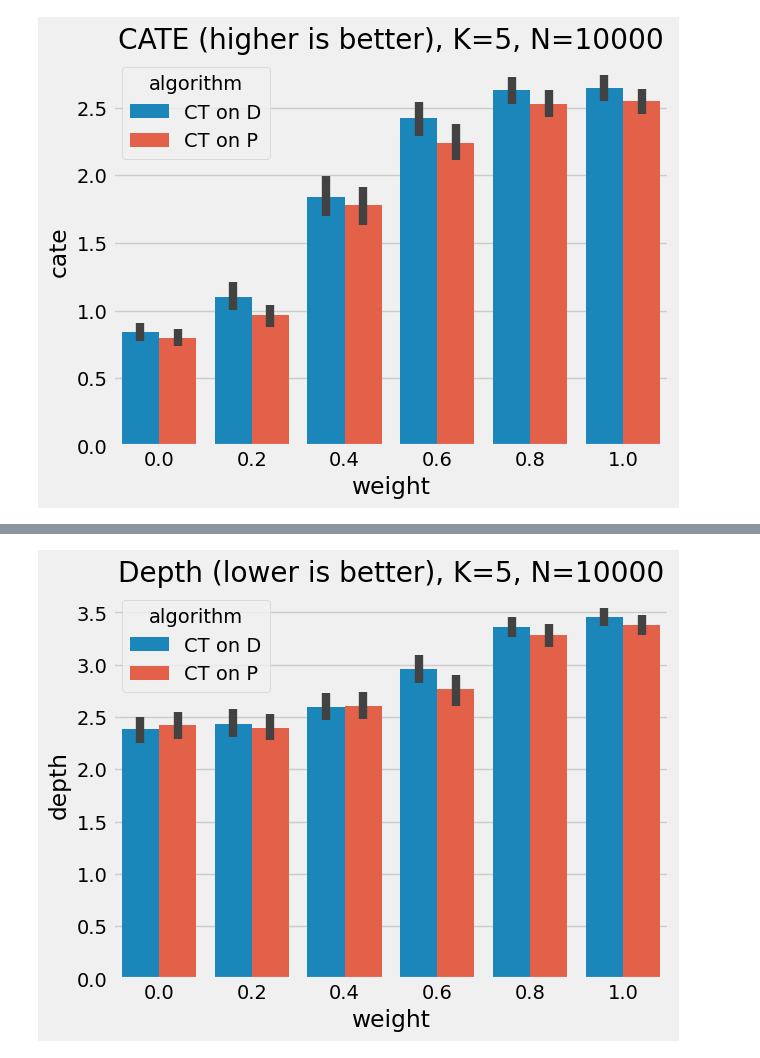
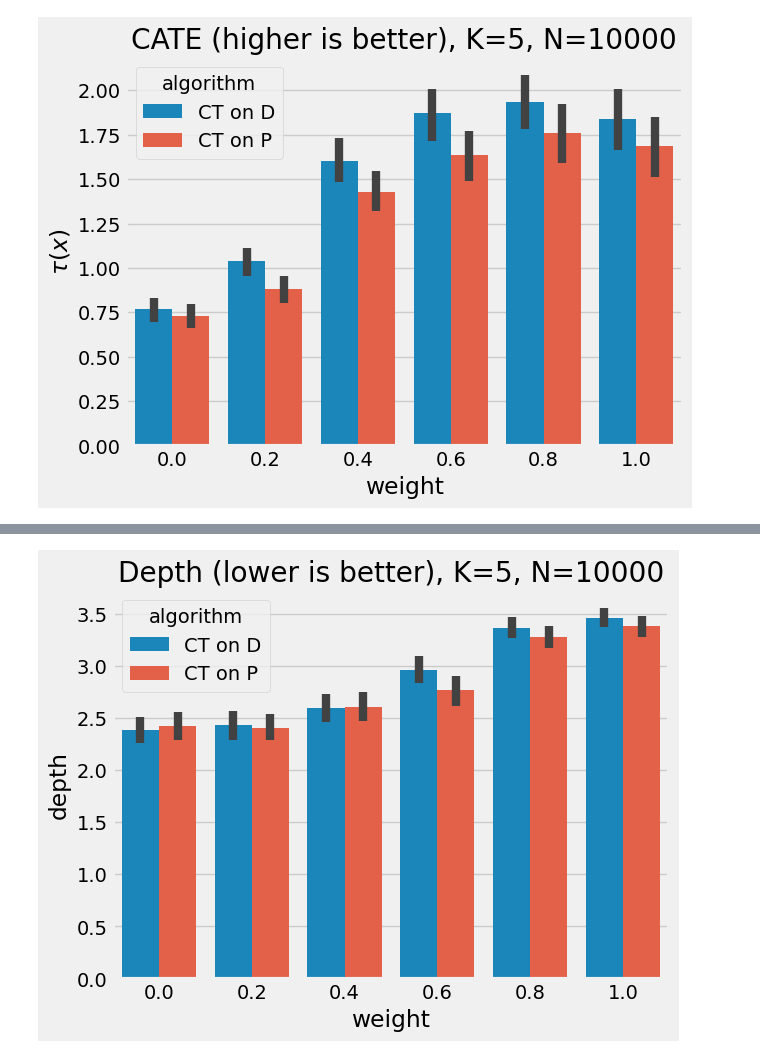
Before and after one commit to antonismand/Query-Driven-Data-Exploration-with-Heterogeneous-Treatment-Effects, a Jupyter notebook: experiments/CT_weight.ipynb, the cells around one changed output, grey strips where cells are left out. Cells and saved outputs as stored; diff of their text form; code cells hidden in the pictures.

```diff
--- a/experiments/CT_weight.ipynb
+++ b/experiments/CT_weight.ipynb
@@ -41,8 +41,9 @@ for exp in tqdm(range(iterations)):
         ct_P_score['weight'] = w
         scores=pd.concat([scores, ct_P_score], ignore_index=True)
 # %%
-sns.barplot(x='weight', y='cate', hue='algorithm', data=scores)
+sns.barplot(x='weight', y='t', hue='algorithm', data=scores)
 plt.title(f"CATE (higher is better), K={str(K)}, N={str(N)}")
+plt.ylabel(r"$\tau(x)$")
 plt.show()
 # %% [output]
-[figure, old version]
+[figure, new version]
```
Also changed, not shown: parts of 2 cells of this notebook, 5 other files.
